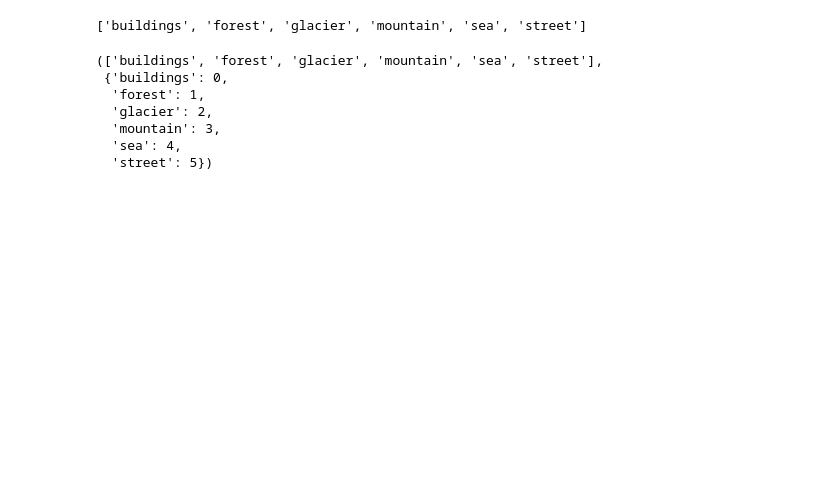
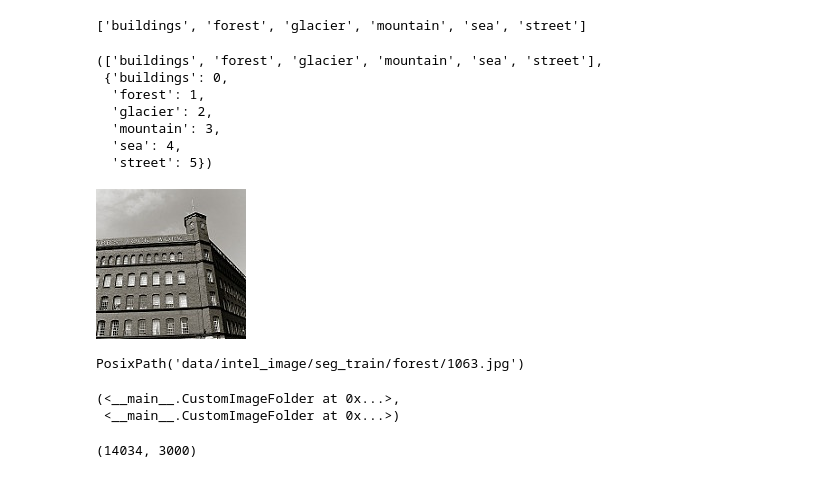
Before and after one commit to dogukangur0/Custom_Dataset, a Jupyter notebook: Intel_Images.ipynb, the cells around one changed output. Cells and saved outputs as stored; diff of their text form; code cells hidden in the pictures; blank space fills up the shorter version.

Commit message:
Created Custom Dataset and Displayed Images

```diff
--- a/Intel_Images.ipynb
+++ b/Intel_Images.ipynb
@@ -191,3 +193,12 @@ find_classes(pathlib.Path("data/image_intel/seg_train"))
   'mountain': 3,
   'sea': 4,
   'street': 5})
+# %%
+random_sample = random.choice(list(pathlib.Path("data/intel_image/seg_train").glob("*/*.jpg")))
+Image.open(random_sample)
+# %% [output]
+[figure, added]
+# %%
+list(pathlib.Path("data/intel_image/seg_train").glob("*/*.jpg"))[0]
+# %% [output]
+PosixPath('data/intel_image/seg_train/forest/1063.jpg')
@@ -193,0 +245,9 @@ find_classes(pathlib.Path("data/image_intel/seg_train"))
+# %%
+custom_train_data, custom_test_data
+# %% [output]
+(<__main__.CustomImageFolder at 0x...>,
+ <__main__.CustomImageFolder at 0x...>)
+# %%
+len(custom_train_data), len(custom_test_data)
+# %% [output]
+(14034, 3000)
```
Also changed, not shown: parts of 13 cells of this notebook.
